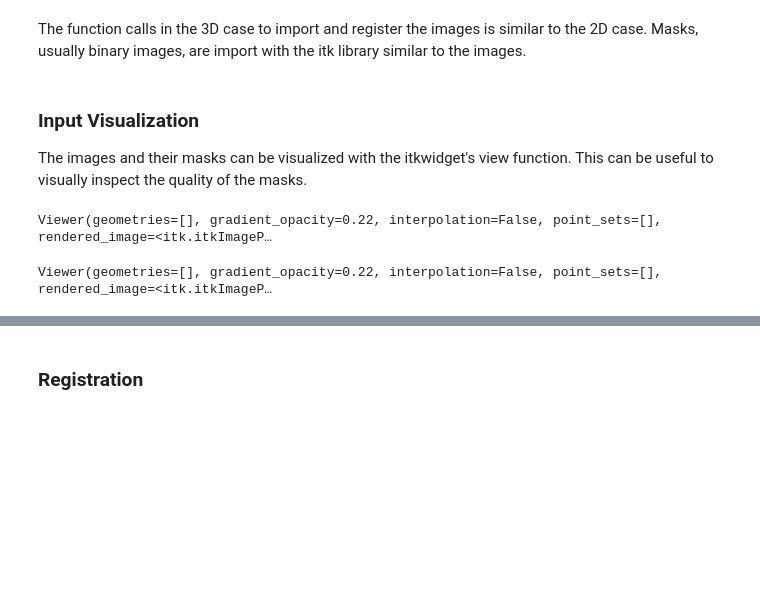
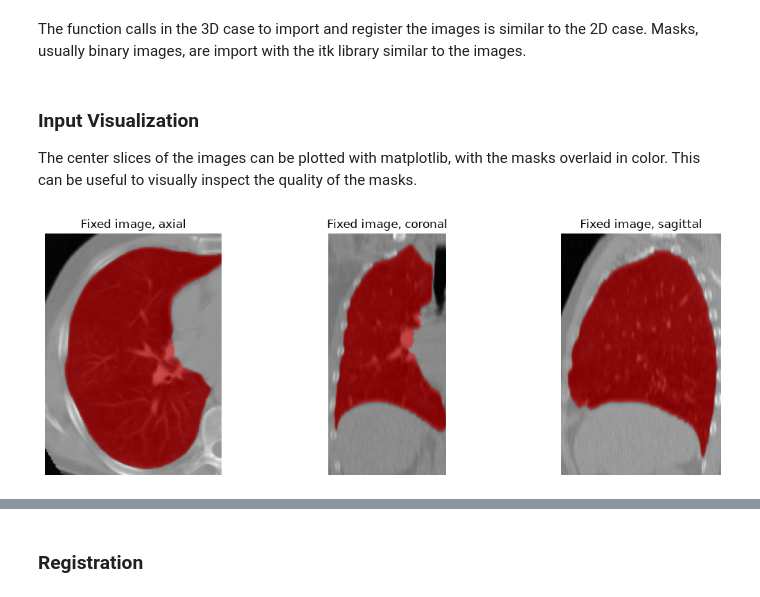
Before and after one commit to InsightSoftwareConsortium/ITKElastix, a Jupyter notebook: examples/ITK_Example03_Masked_3D_Registration.ipynb, the cells around one changed output, grey strips where cells are left out. Saved outputs shown, nothing was run; the diff lists cells and outputs as text; code cells hidden in the pictures; blank space fills up the shorter version.

```diff
--- a/examples/ITK_Example03_Masked_3D_Registration.ipynb
+++ b/examples/ITK_Example03_Masked_3D_Registration.ipynb
@@ -43,12 +44,4 @@ moving_mask = itk.imread("data/CT_3D_lung_moving_mask.mha", itk.UC)
 #                                                ttype=(type(moving), MaskImageType))
 # %% [markdown]
 ### Input Visualization
-The images and their masks can be visualized with the itkwidget's view function. This can be useful to visually inspect the quality of the masks.
+The center slices of the images can be plotted with matplotlib, with the masks overlaid in color. This can be useful to visually inspect the quality of the masks.
-# %%
-view(fixed_image, label_image=fixed_mask)
-# %% [output]
-Viewer(geometries=[], gradient_opacity=0.22, interpolation=False, point_sets=[], rendered_image=<itk.itkImageP…
-# %%
-view(moving_image, label_image=moving_mask)
-# %% [output]
-Viewer(geometries=[], gradient_opacity=0.22, interpolation=False, point_sets=[], rendered_image=<itk.itkImageP…
@@ -54,0 +96,4 @@ Viewer(geometries=[], gradient_opacity=0.22, interpolation=False, point_sets=[],
+# %%
+plot_center_slices([fixed_image], ["Fixed image"], label_images=[fixed_mask])
+# %% [output]
+[figure, added]
```
Also changed, not shown: parts of 8 cells of this notebook, 9 other files.
